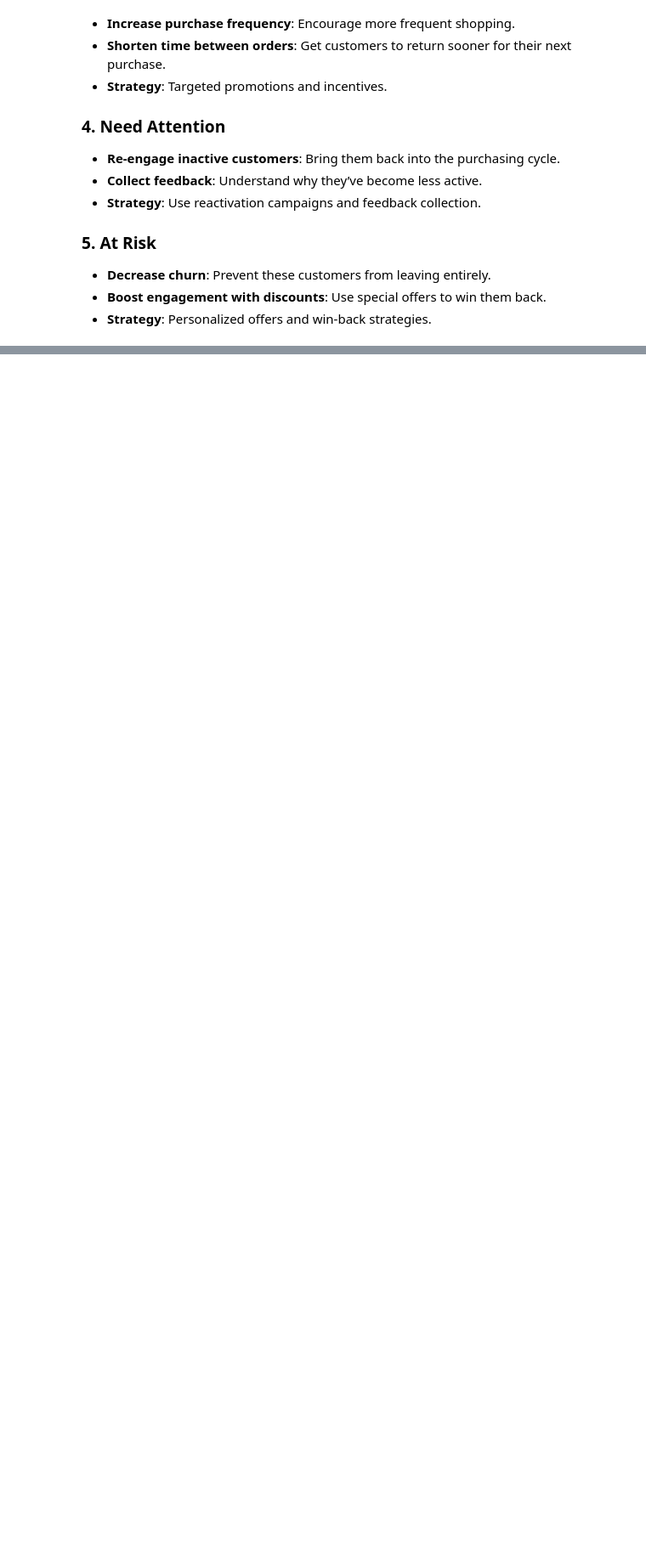
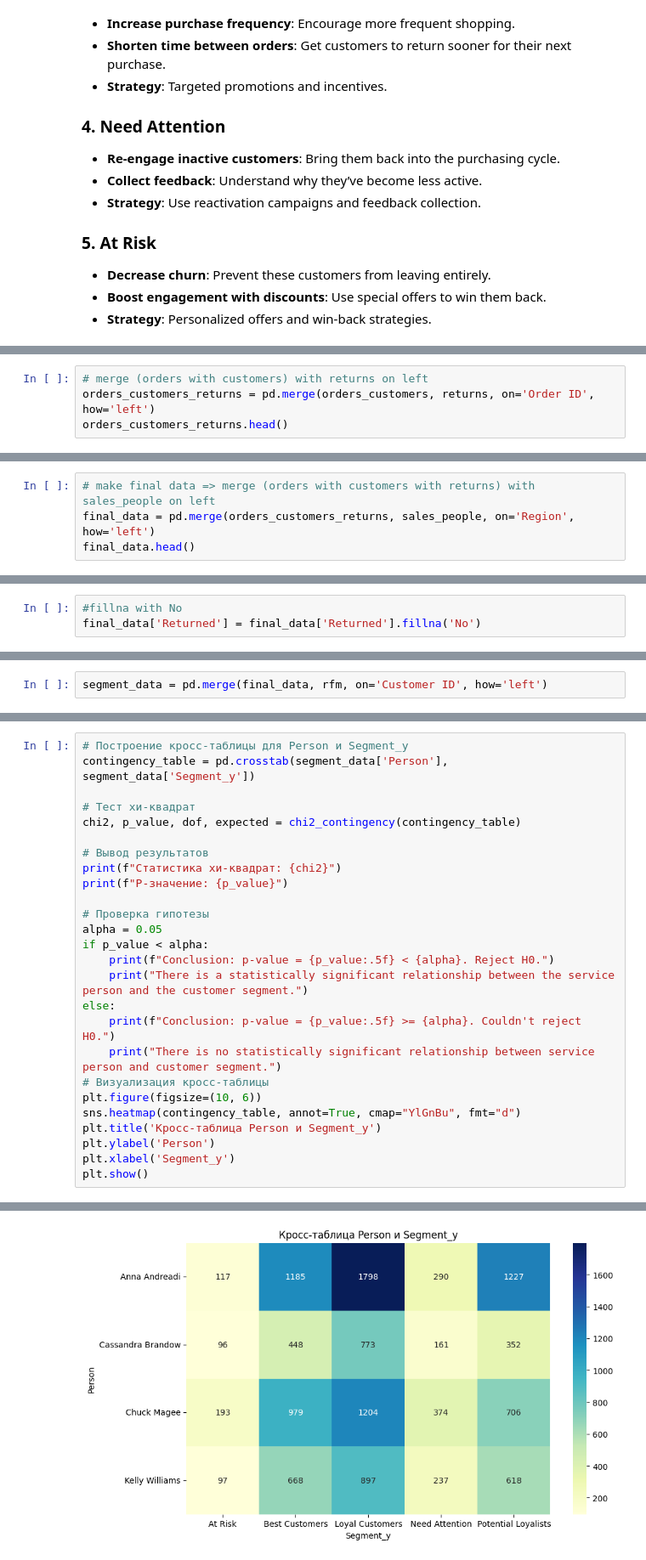
Before and after one commit to Farser89/marketing-anal, a Jupyter notebook: main.ipynb, the cells around one changed output, grey strips where cells are left out. Shown at 85% size. Drawn from its saved outputs; the diff is of its cells as text; blank space fills up the shorter version.

```diff
--- a/main.ipynb
+++ b/main.ipynb
@@ -479,0 +488,4 @@ rfm.to_csv('rfm_table.csv')
+# %%
+# merge (orders with customers) with returns on left
+orders_customers_returns = pd.merge(orders_customers, returns, on='Order ID', how='left')
+orders_customers_returns.head()
@@ -479,0 +500,4 @@ rfm.to_csv('rfm_table.csv')
+# %%
+# make final data => merge (orders with customers with returns) with sales_people on left
+final_data = pd.merge(orders_customers_returns, sales_people, on='Region', how='left')
+final_data.head()
@@ -479,0 +533,3 @@ rfm.to_csv('rfm_table.csv')
+# %%
+#fillna with No
+final_data['Returned'] = final_data['Returned'].fillna('No')
@@ -479,0 +572,2 @@ rfm.to_csv('rfm_table.csv')
+# %%
+segment_data = pd.merge(final_data, rfm, on='Customer ID', how='left')
@@ -479,0 +781,27 @@ rfm.to_csv('rfm_table.csv')
+# %%
+# Построение кросс-таблицы для Person и Segment_y
+contingency_table = pd.crosstab(segment_data['Person'], segment_data['Segment_y'])
+
+# Тест хи-квадрат
+chi2, p_value, dof, expected = chi2_contingency(contingency_table)
+
+# Вывод результатов
+print(f"Статистика хи-квадрат: {chi2}")
+print(f"P-значение: {p_value}")
+
+# Проверка гипотезы
+alpha = 0.05
+if p_value < alpha:
+    print(f"Conclusion: p-value = {p_value:.5f} < {alpha}. Reject H0.")
+    print("There is a statistically significant relationship between the service person and the customer segment.")
+else:
+    print(f"Conclusion: p-value = {p_value:.5f} >= {alpha}. Couldn't reject H0.")
+    print("There is no statistically significant relationship between service person and customer segment.")
+# Визуализация кросс-таблицы
+plt.figure(figsize=(10, 6))
+sns.heatmap(contingency_table, annot=True, cmap="YlGnBu", fmt="d")
+plt.title('Кросс-таблица Person и Segment_y')
+plt.ylabel('Person')
+plt.xlabel('Segment_y')
+plt.show()
+# %% [output]
@@ -479,0 +812 @@ rfm.to_csv('rfm_table.csv')
+[figure, added]
```
Also changed, not shown: parts of 36 cells of this notebook, 1 other file.
